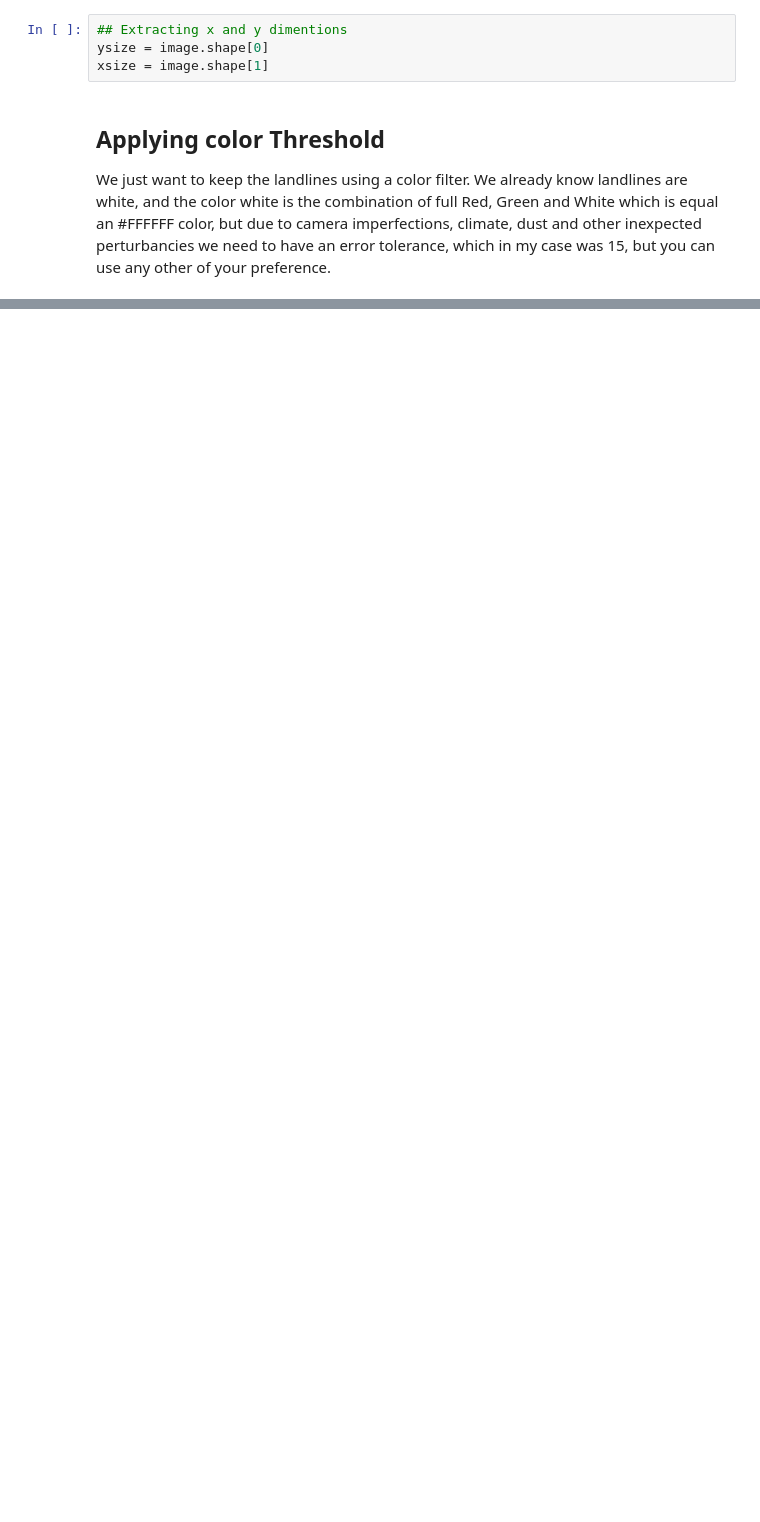
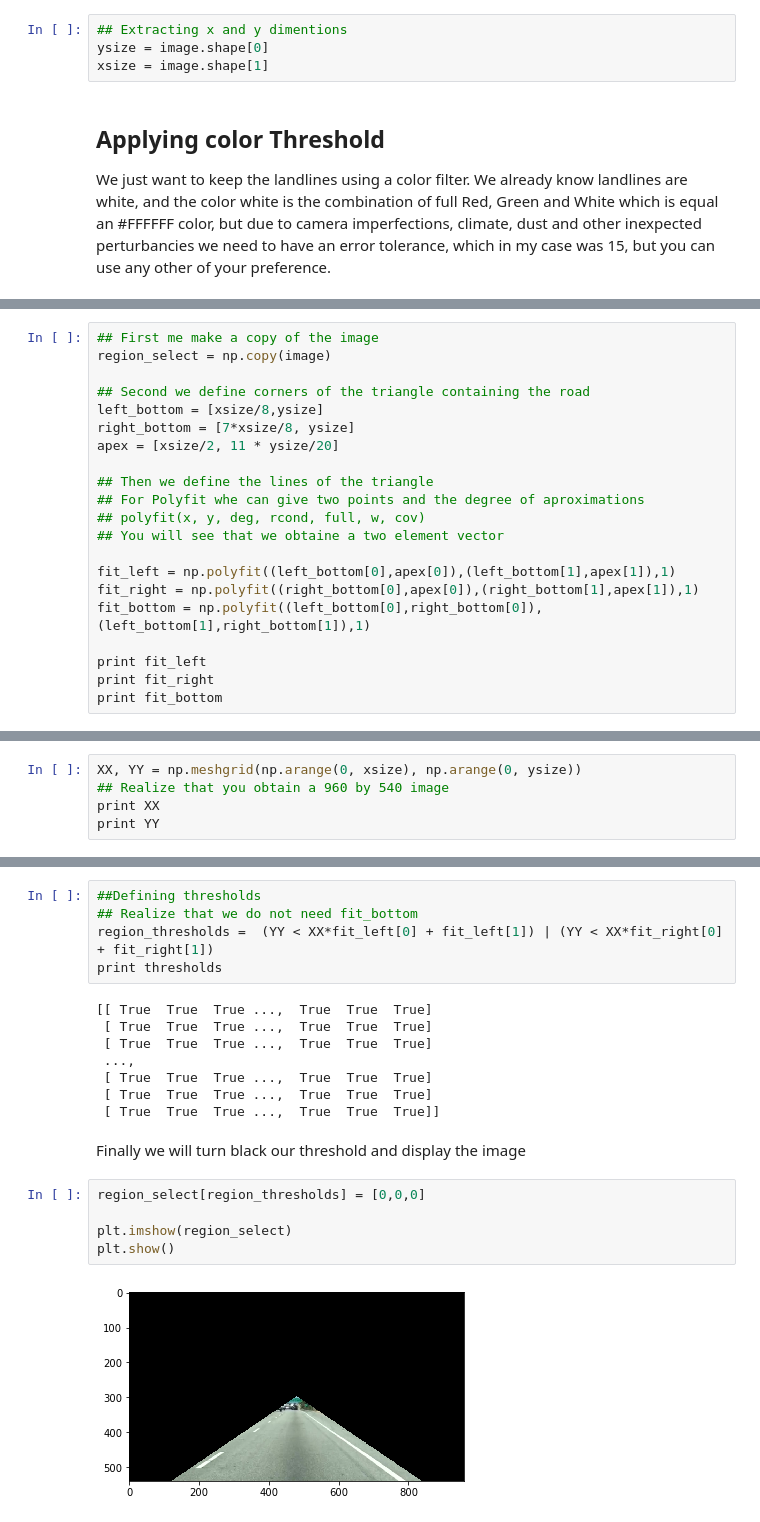
Before and after one commit to rbtluisenriquerbt/selfdrivingcarnanodegree, a Jupyter notebook: Project1/Project 1.ipynb, the cells around one changed output, grey strips where cells are left out. Saved outputs shown, nothing was run; the diff lists cells and outputs as text; blank space fills up the shorter version.

```diff
--- a/Project1/Project 1.ipynb
+++ b/Project1/Project 1.ipynb
@@ -65,0 +71,21 @@ plt.show()
+# %%
+## First me make a copy of the image
+region_select = np.copy(image)
+
+## Second we define corners of the triangle containing the road
+left_bottom = [xsize/8,ysize]
+right_bottom = [7*xsize/8, ysize]
+apex = [xsize/2, 11 * ysize/20]
+
+## Then we define the lines of the triangle
+## For Polyfit whe can give two points and the degree of aproximations
+## polyfit(x, y, deg, rcond, full, w, cov)
+## You will see that we obtaine a two element vector
+
+fit_left = np.polyfit((left_bottom[0],apex[0]),(left_bottom[1],apex[1]),1)
+fit_right = np.polyfit((right_bottom[0],apex[0]),(right_bottom[1],apex[1]),1)
+fit_bottom = np.polyfit((left_bottom[0],right_bottom[0]),(left_bottom[1],right_bottom[1]),1)
+
+print fit_left
+print fit_right
+print fit_bottom
@@ -65,0 +98,5 @@ plt.show()
+# %%
+XX, YY = np.meshgrid(np.arange(0, xsize), np.arange(0, ysize))
+## Realize that you obtain a 960 by 540 image
+print XX
+print YY
@@ -65,0 +120,22 @@ plt.show()
+# %%
+##Defining thresholds
+## Realize that we do not need fit_bottom
+region_thresholds =  (YY < XX*fit_left[0] + fit_left[1]) | (YY < XX*fit_right[0] + fit_right[1])
+print thresholds
+# %% [output]
+[[ True  True  True ...,  True  True  True]
+ [ True  True  True ...,  True  True  True]
+ [ True  True  True ...,  True  True  True]
+ ...,
+ [ True  True  True ...,  True  True  True]
+ [ True  True  True ...,  True  True  True]
+ [ True  True  True ...,  True  True  True]]
+# %% [markdown]
+Finally we will turn black our threshold and display the image
+# %%
+region_select[region_thresholds] = [0,0,0]
+
+plt.imshow(region_select)
+plt.show()
+# %% [output]
+[figure, added]
```
Also changed, not shown: parts of 10 cells of this notebook.
